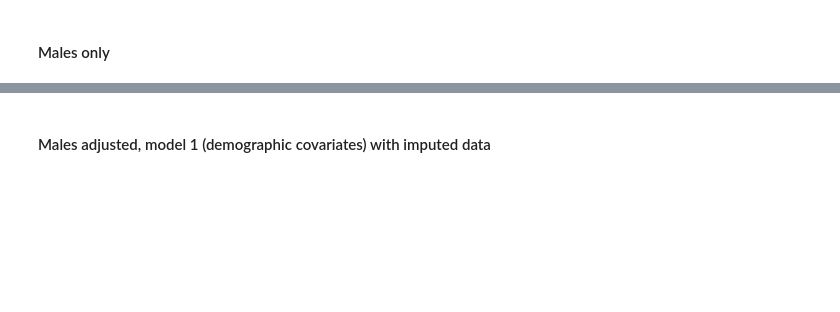
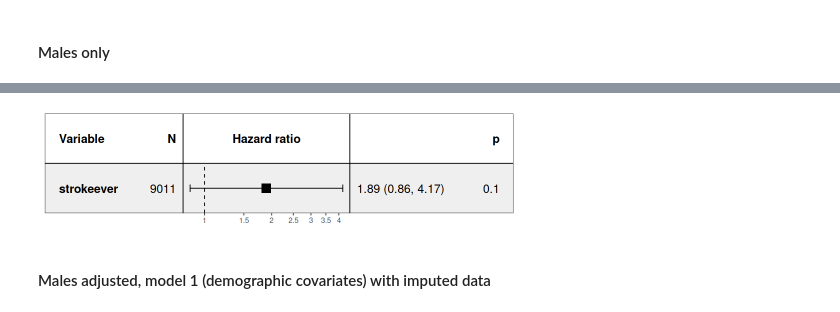
Before and after one commit to vaughanbell/longitudinal-stroke-psychosis-ELSA, a Jupyter notebook: Richards-Belle_et_al_WithImputedMissingData.ipynb, the cells around one changed output, grey strips where cells are left out. Cells and saved outputs as stored; diff of their text form; code cells hidden in the pictures; blank space fills up the shorter version.

```diff
--- a/Richards-Belle_et_al_WithImputedMissingData.ipynb
+++ b/Richards-Belle_et_al_WithImputedMissingData.ipynb
@@ -383,0 +454,7 @@ strokeinpsychosis_imp_male <- strokeinpsychosis_imp %>%
+# %%
+psychosisinstroke_coximputedmale <-  survival::coxph(
+  Surv(fuptime, psychosisever) ~ strokeever,
+  data = strokeinpsychosis_imp_male
+)
+
+summary(psychosisinstroke_coximputedmale)
@@ -384,3 +478,11 @@ strokeinpsychosis_imp_male <- strokeinpsychosis_imp %>%
+# %%
+# Set plot size
+options(repr.plot.width=8, repr.plot.height=2)
+
+# Plot
+forest_model(psychosisinstroke_coximputedmale)
+# %% [output]
+[figure, added]
 # %% [markdown]
 #### Males adjusted, model 1 (demographic covariates) with imputed data
 # %%
```
Also changed, not shown: parts of 79 cells of this notebook.
